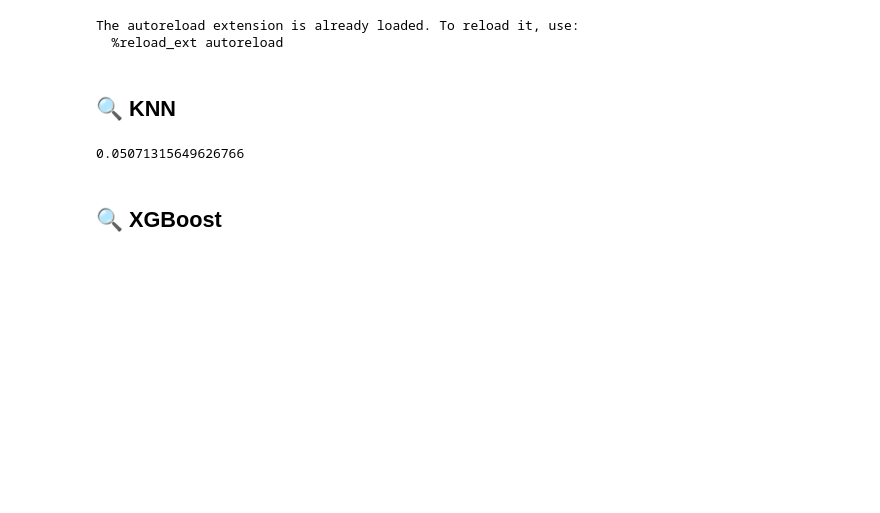
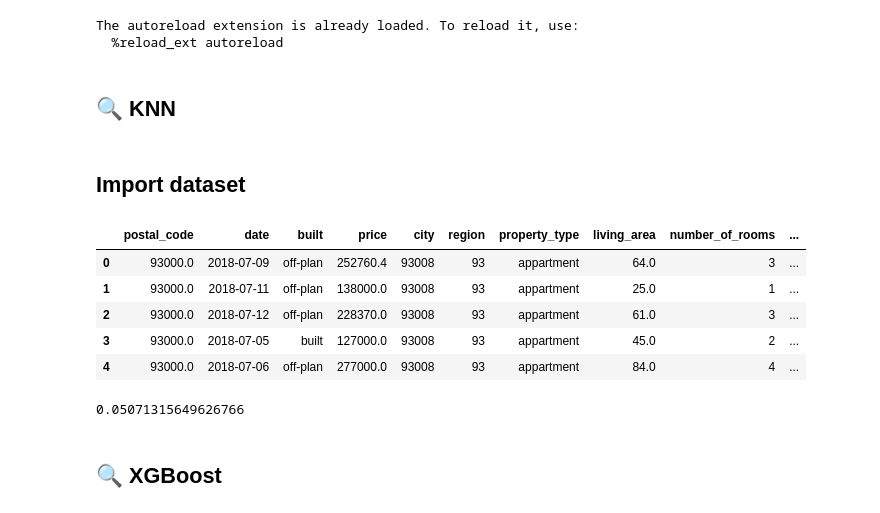
Before and after one commit to qadnguyen/realdata, a Jupyter notebook: notebooks/notebook_andrea.ipynb, the cells around one changed output. Cells and saved outputs as stored; diff of their text form; code cells hidden in the pictures; blank space fills up the shorter version.

```diff
--- a/notebooks/notebook_andrea.ipynb
+++ b/notebooks/notebook_andrea.ipynb
@@ -714,5 +714,7 @@ import seaborn as sns
 import matplotlib.pyplot as plt
 # %% [markdown]
 ## 🔍 KNN
+# %% [markdown]
+## Import dataset
 # %%
 import pandas as pd
@@ -721,3 +721,14 @@ df=pd.read_csv('../raw_data/dvf.csv')
+# %%
+df_dvf_93_cleaned=pd.read_pickle('../raw_data/dvf_93_cleaned.pkl')
+# %%
+df_dvf_93_cleaned.head()
+# %% [output]
+|  | postal_code | date | built | price | city | region | property_type | living_area | number_of_rooms | ... |
+| 0 | 93000.0 | 2018-07-09 | off-plan | 252760.4 | 93008 | 93 | appartment | 64.0 | 3 | ... |
+| 1 | 93000.0 | 2018-07-11 | off-plan | 138000.0 | 93008 | 93 | appartment | 25.0 | 1 | ... |
+| 2 | 93000.0 | 2018-07-12 | off-plan | 228370.0 | 93008 | 93 | appartment | 61.0 | 3 | ... |
+| 3 | 93000.0 | 2018-07-05 | built | 127000.0 | 93008 | 93 | appartment | 45.0 | 2 | ... |
+| 4 | 93000.0 | 2018-07-06 | off-plan | 277000.0 | 93008 | 93 | appartment | 84.0 | 4 | ... |
 # %%
 import sys
 
```
Also changed, not shown: parts of 4 cells of this notebook.
